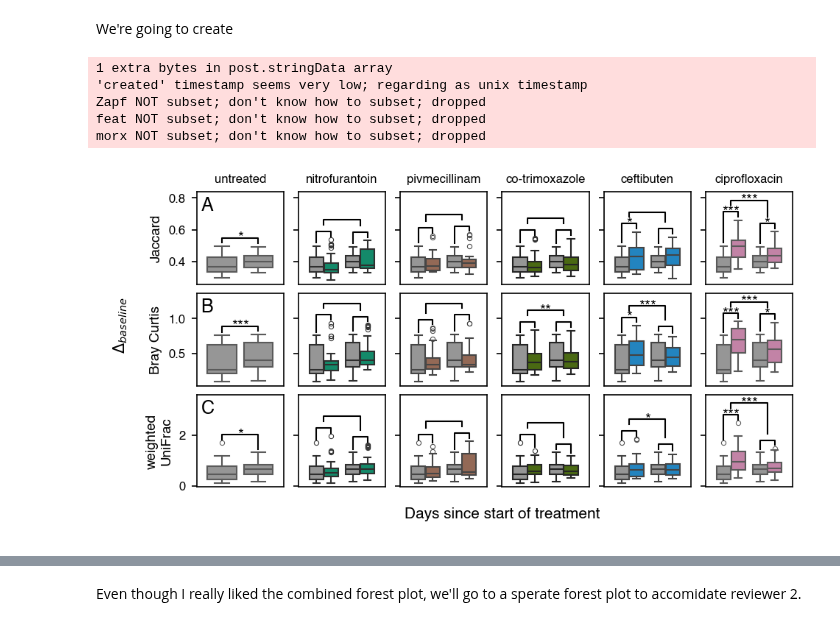
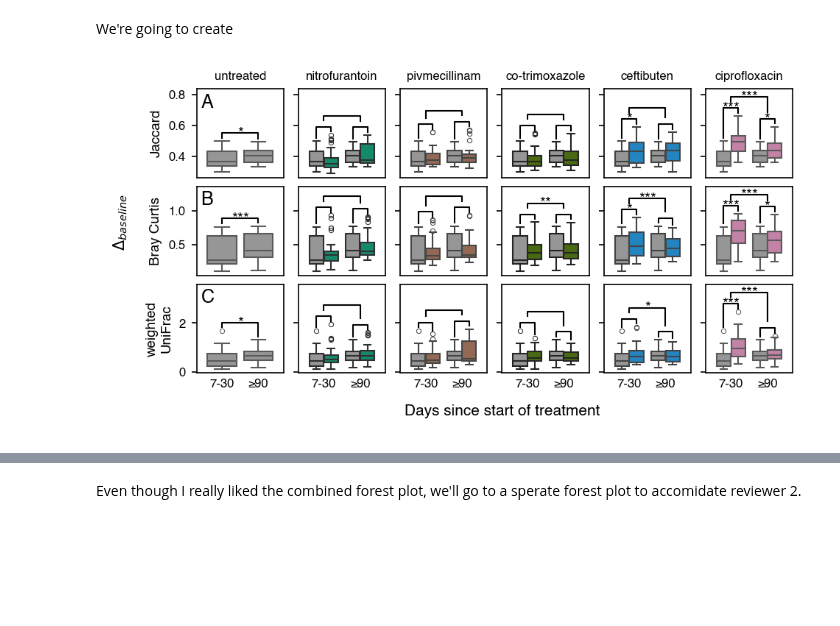
Before and after one commit to jwdebelius/antibiotic_rct_montelin, a Jupyter notebook: ipynb/H.BetaFits.ipynb, the cells around one changed output, grey strips where cells are left out. Saved outputs shown, nothing was run; the diff lists cells and outputs as text; code cells hidden in the pictures; blank space fills up the shorter version.

```diff
--- a/ipynb/H.BetaFits.ipynb
+++ b/ipynb/H.BetaFits.ipynb
@@ -409,40 +407,33 @@ for row, metric in enumerate(sub_beta):
             ax1 = fig.add_subplot(gs[row, abx], sharex=ax1, sharey=ax1)
 
         ap._build_beta_boxplot(ax1, metric, abx, meta_r)
-        ax1.xaxis.set_tick_params(bottom=True, labelbottom=(row == 4), top=False,
+        ax1.xaxis.set_tick_params(bottom=True, labelbottom=(row == 2), top=False,
                                   labeltop=False, length=0, labelsize=8)
         ax1.yaxis.set_tick_params(left=True, labelleft=(abx == 0), labelsize=8,
                                   right=False, labelright=False)
         abx_axes.append(ax1)
     ylims = ax1.get_ylim()
     yscale = np.diff(ylims)[0]
     for abx, abx_ax in enumerate(abx_axes):
         if row == 0:
             abx_ax.set_title(abx_order[abx], size=8)
         lines, plabs = ap._build_lines_abx(ylims, abx, metric, tops,
                                            period_pvals=period_pvals,
                                            inter_pvals=inter_pvals)
         for ll, p_ in zip(*(lines, plabs)):
             abx_ax.plot(*ll, color='k', linestyle='-', linewidth=1)
             abx_ax.text(x=np.mean(ll[0]), y=np.max(ll[1]), s=p_,
                         ha='center', va='center', size=10)
     abx_ax.set_ylim(abx_ax.get_ylim()[0],
                     abx_ax.get_ylim()[1] + 0.05 * np.diff(abx_ax.get_ylim())[0])
     abx_axes[0].text(abx_ax.get_xlim()[0] + 0.05 * np.diff(abx_ax.get_xlim()),
                      abx_ax.get_ylim()[1] - 0.05 * np.diff(abx_ax.get_ylim()),
                     'ABCDEFG'[row],
                     ha='left', va='top', size=12)
 ap._add_labelfig(figy, '$\\Delta_{baseline}$',
                   rotation=90,
                   position=(0.05, 0.1, 0.9, 0.85))
 ap._add_labelfig(figx, 'Days since start of treatment',
                   position=(0.1, 0, 0.90, 1))
-figa.savefig('output/figures/figure_s9_beta_boxes.png', dpi=600, facecolor='None')
-figa.savefig('output/figures/figure_s9_beta_boxes.pdf', dpi=600, facecolor='None')
 # %% [output]
-1 extra bytes in post.stringData array
-'created' timestamp seems very low; regarding as unix timestamp
-Zapf NOT subset; don't know how to subset; dropped
-feat NOT subset; don't know how to subset; dropped
-morx NOT subset; don't know how to subset; dropped
-[figure, old version]
+[figure, new version]
```
Also changed, not shown: parts of 3 cells of this notebook, 3 other files.
